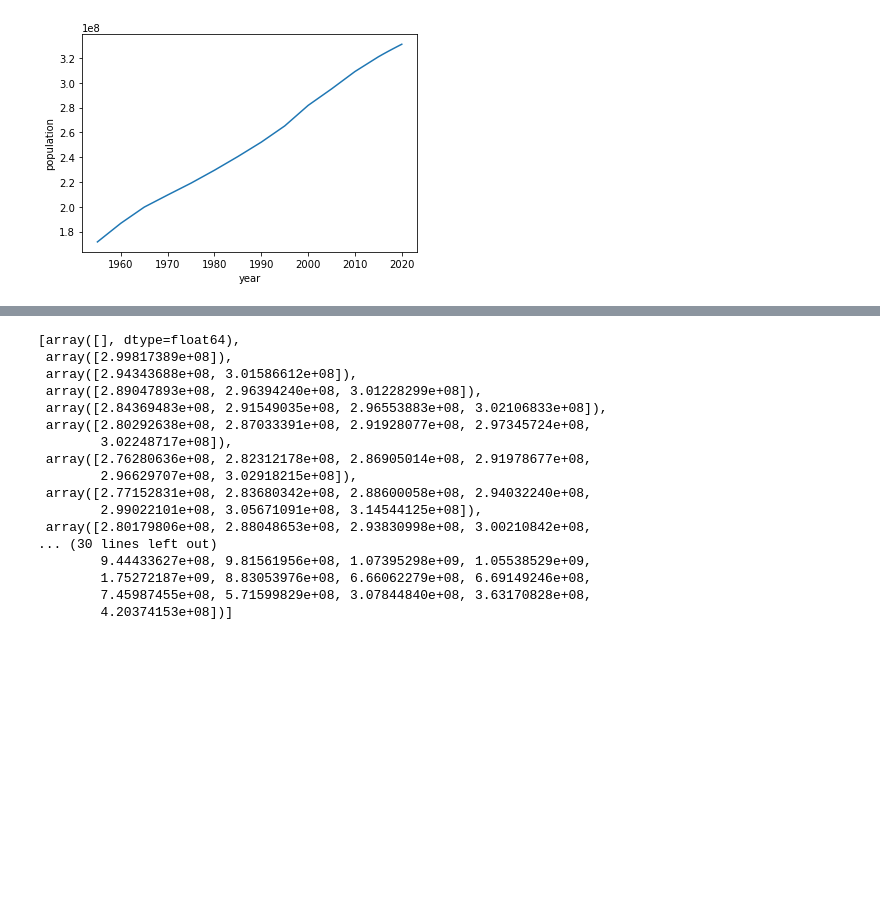
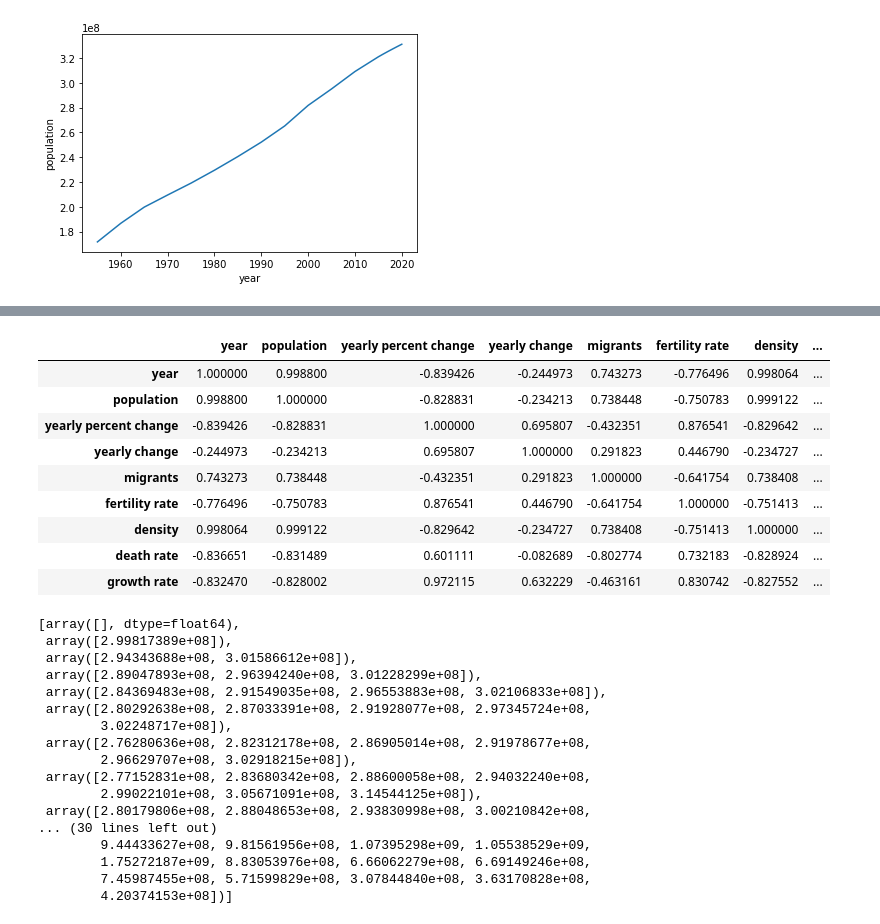
Before and after one commit to aniessaterps/CMSE-202-project, a Jupyter notebook: CMSE201_FinalProject.ipynb, the cells around one changed output, grey strips where cells are left out. Saved outputs shown, nothing was run; the diff lists cells and outputs as text; code cells hidden in the pictures; blank space fills up the shorter version.

```diff
--- a/CMSE201_FinalProject.ipynb
+++ b/CMSE201_FinalProject.ipynb
@@ -132,3 +133,17 @@ Text(0.5, 1.0, 'Real Population vs Predicted V2 Population')
+# %%
+corr = usa.corr()
+corr.style.background_gradient(cmap="coolwarm")
+# %% [output]
+|  | year | population | yearly percent change | yearly change | migrants | fertility rate | density | ... |
+| year | 1.000000 | 0.998800 | -0.839426 | -0.244973 | 0.743273 | -0.776496 | 0.998064 | ... |
+| population | 0.998800 | 1.000000 | -0.828831 | -0.234213 | 0.738448 | -0.750783 | 0.999122 | ... |
+| yearly percent change | -0.839426 | -0.828831 | 1.000000 | 0.695807 | -0.432351 | 0.876541 | -0.829642 | ... |
+| yearly change | -0.244973 | -0.234213 | 0.695807 | 1.000000 | 0.291823 | 0.446790 | -0.234727 | ... |
+| migrants | 0.743273 | 0.738448 | -0.432351 | 0.291823 | 1.000000 | -0.641754 | 0.738408 | ... |
+| fertility rate | -0.776496 | -0.750783 | 0.876541 | 0.446790 | -0.641754 | 1.000000 | -0.751413 | ... |
+| density | 0.998064 | 0.999122 | -0.829642 | -0.234727 | 0.738408 | -0.751413 | 1.000000 | ... |
+| death rate | -0.836651 | -0.831489 | 0.601111 | -0.082689 | -0.802774 | 0.732183 | -0.828924 | ... |
+| growth rate | -0.832470 | -0.828002 | 0.972115 | 0.632229 | -0.463161 | 0.830742 | -0.827552 | ... |
 # %%
 y = usa["population"]
 x = usa.drop(columns=["yearly percent change","yearly change","density","population"])
```
Also changed, not shown: parts of 7 cells of this notebook.
